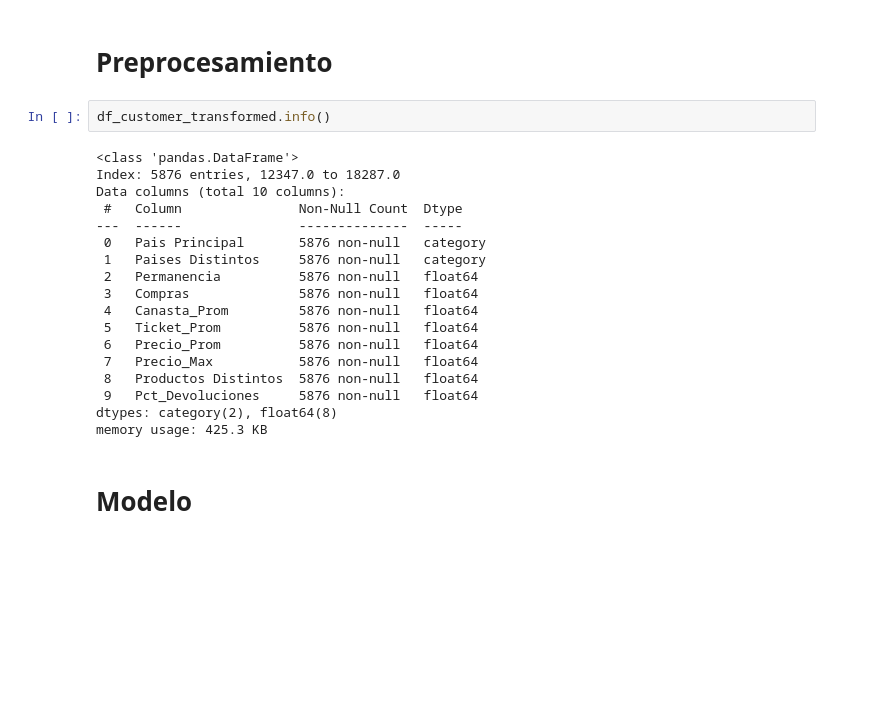
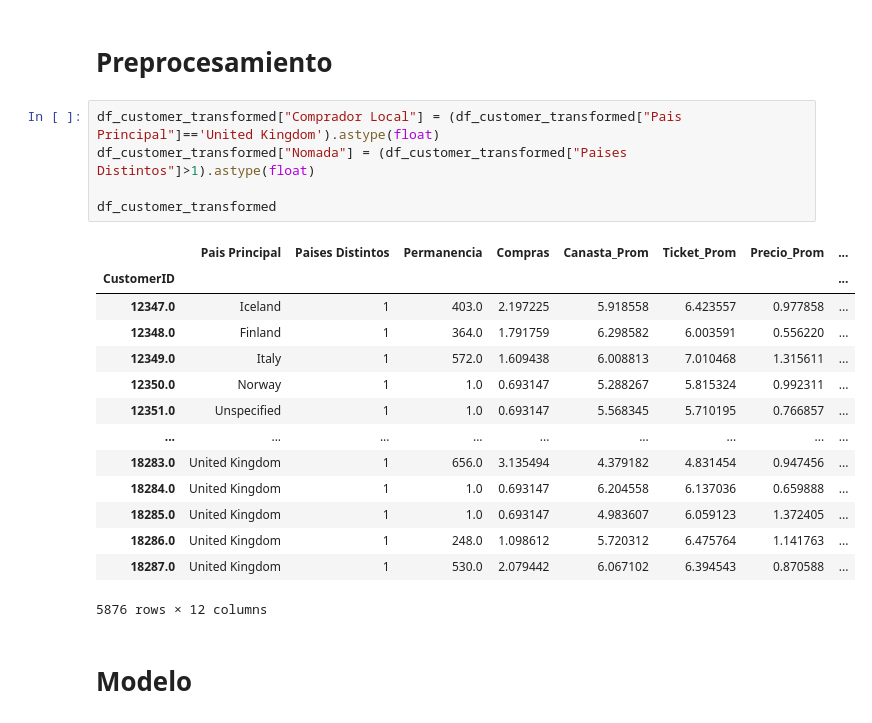
Before and after one commit to miguelblanco123/proyecto_final_aa, a Jupyter notebook: notebooks/notebook.ipynb, the cells around one changed output. Cells and saved outputs as stored; diff of their text form; blank space fills up the shorter version.

```diff
--- a/notebooks/notebook.ipynb
+++ b/notebooks/notebook.ipynb
@@ -522,25 +521,25 @@ sns.reset_defaults()
 # %% [markdown]
 # Preprocesamiento
 # %%
-df_customer_transformed.info()
+df_customer_transformed["Comprador Local"] = (df_customer_transformed["Pais Principal"]=='United Kingdom').astype(float)
+df_customer_transformed["Nomada"] = (df_customer_transformed["Paises Distintos"]>1).astype(float)
+
+df_customer_transformed
 # %% [output]
+|  | Pais Principal | Paises Distintos | Permanencia | Compras | Canasta_Prom | Ticket_Prom | Precio_Prom | ... |
+| CustomerID |  |  |  |  |  |  |  | ... |
+| 12347.0 | Iceland | 1 | 403.0 | 2.197225 | 5.918558 | 6.423557 | 0.977858 | ... |
+| 12348.0 | Finland | 1 | 364.0 | 1.791759 | 6.298582 | 6.003591 | 0.556220 | ... |
+| 12349.0 | Italy | 1 | 572.0 | 1.609438 | 6.008813 | 7.010468 | 1.315611 | ... |
+| 12350.0 | Norway | 1 | 1.0 | 0.693147 | 5.288267 | 5.815324 | 0.992311 | ... |
+| 12351.0 | Unspecified | 1 | 1.0 | 0.693147 | 5.568345 | 5.710195 | 0.766857 | ... |
+| ... | ... | ... | ... | ... | ... | ... | ... | ... |
+| 18283.0 | United Kingdom | 1 | 656.0 | 3.135494 | 4.379182 | 4.831454 | 0.947456 | ... |
+| 18284.0 | United Kingdom | 1 | 1.0 | 0.693147 | 6.204558 | 6.137036 | 0.659888 | ... |
+| 18285.0 | United Kingdom | 1 | 1.0 | 0.693147 | 4.983607 | 6.059123 | 1.372405 | ... |
+| 18286.0 | United Kingdom | 1 | 248.0 | 1.098612 | 5.720312 | 6.475764 | 1.141763 | ... |
+| 18287.0 | United Kingdom | 1 | 530.0 | 2.079442 | 6.067102 | 6.394543 | 0.870588 | ... |
-<class 'pandas.DataFrame'>
-Index: 5876 entries, 12347.0 to 18287.0
-Data columns (total 10 columns):
- #   Column               Non-Null Count  Dtype
----  ------               --------------  -----
- 0   Pais Principal       5876 non-null   category
- 1   Paises Distintos     5876 non-null   category
- 2   Permanencia          5876 non-null   float64
- 3   Compras              5876 non-null   float64
- 4   Canasta_Prom         5876 non-null   float64
- 5   Ticket_Prom          5876 non-null   float64
- 6   Precio_Prom          5876 non-null   float64
- 7   Precio_Max           5876 non-null   float64
- 8   Productos Distintos  5876 non-null   float64
- 9   Pct_Devoluciones     5876 non-null   float64
-dtypes: category(2), float64(8)
-memory usage: 425.3 KB
+5876 rows × 12 columns
 # %% [markdown]
 # Modelo
 # %% [markdown]
```
Also changed, not shown: parts of 4 cells of this notebook.
